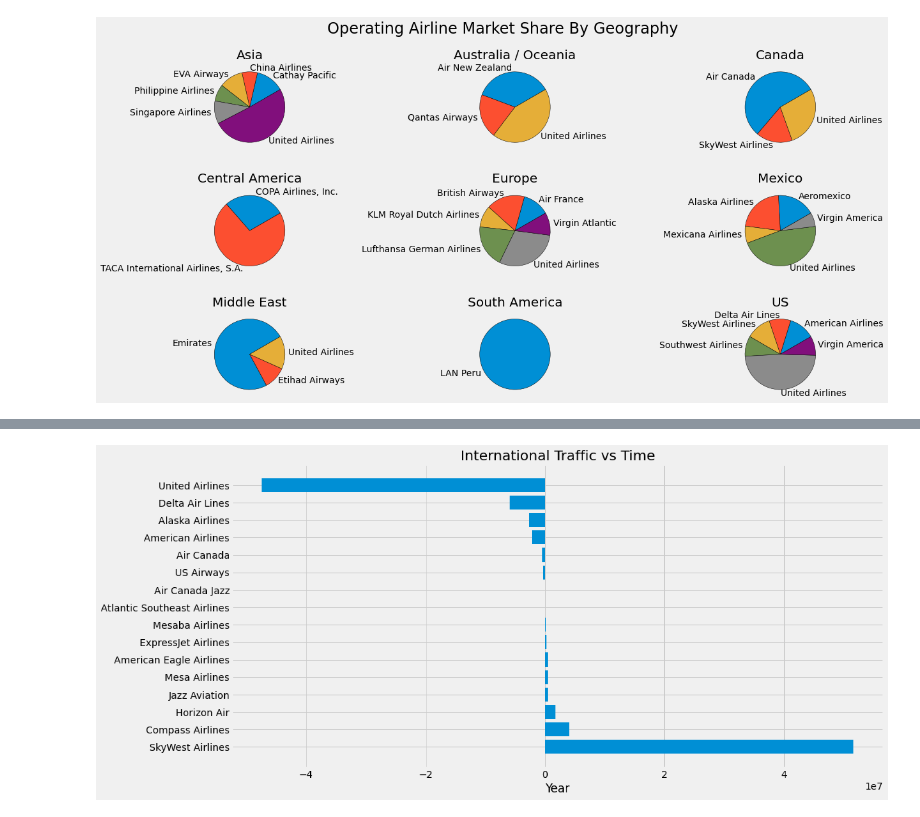
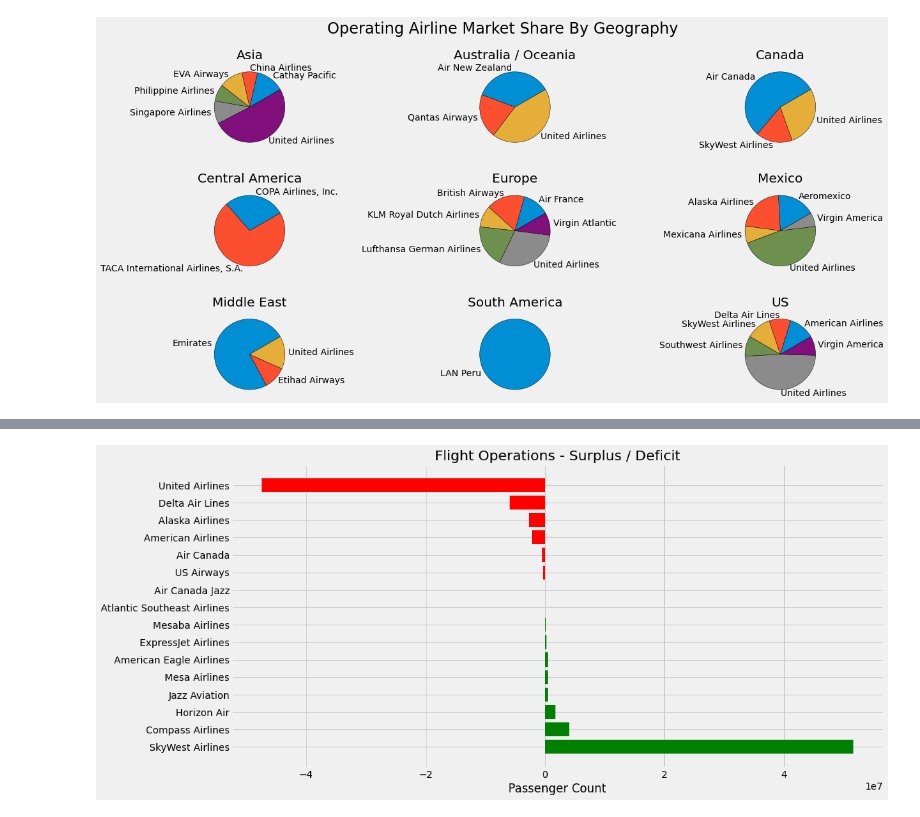
Before and after one commit to sreyashic/Learning, a Jupyter notebook: Pandas & Matplotlib/1 - Restaurant Score Analysis.ipynb, the cells around one changed output, grey strips where cells are left out. Cells and saved outputs as stored; diff of their text form; code cells hidden in the pictures.

```diff
--- a/Pandas & Matplotlib/1 - Restaurant Score Analysis.ipynb
+++ b/Pandas & Matplotlib/1 - Restaurant Score Analysis.ipynb
@@ -179,28 +248,30 @@ plt.show()
 # %%
-operatied_df = df[['Operating Airline', 'Passenger Count']]\
+%matplotlib inline
+operated_df = df[['Operating Airline', 'Passenger Count']]\
                     .sort_values(by='Operating Airline')\
                     .groupby('Operating Airline')\
                     .sum()\
                     .reset_index()\
                     .rename(columns={'Operating Airline': 'Airline', 'Passenger Count': 'Operated Passenger Count'})
 published_df = df[['Published Airline', 'Passenger Count']]\
                     .sort_values(by='Published Airline')\
                     .groupby('Published Airline')\
                     .sum()\
                     .reset_index()\
                     .rename(columns={'Published Airline': 'Airline', 'Passenger Count': 'Published Passenger Count'})
-op = operatied_df.merge(published_df, how='outer', on='Airline').set_index('Airline').fillna(0)
+
+op = operated_df.merge(published_df, how='outer', on='Airline').set_index('Airline').fillna(0)
 op['Difference'] = op['Operated Passenger Count'].subtract(op['Published Passenger Count'])
 op = op.loc[op['Difference'] != 0].sort_values(by='Difference', ascending=False)
 
 plt.style.use('fivethirtyeight')
 plt.rcParams['figure.figsize'] = [15, 7.5]
-plt.title('International Traffic vs Time')
-plt.xlabel('Year')
-plt.barh(op.index, op['Difference'])
+plt.barh(op.index, op['Difference'], color=[('red' if bool(tmp['Difference'] < 0) else 'green') for _, tmp in op.iterrows()])
+plt.title('Flight Operations - Surplus / Deficit')
+plt.xlabel('Passenger Count')
 plt.show()
 # %% [output]
-[figure, old version]
+[figure, new version]
 # %%
 op = df.loc[df['GEO Summary'] == 'International', ['Activity Period', 'Operating Airline', 'Passenger Count']]
 op['Year'] = op['Activity Period'].dt.year
```
Also changed, not shown: parts of 31 cells of this notebook, 1 other file.
